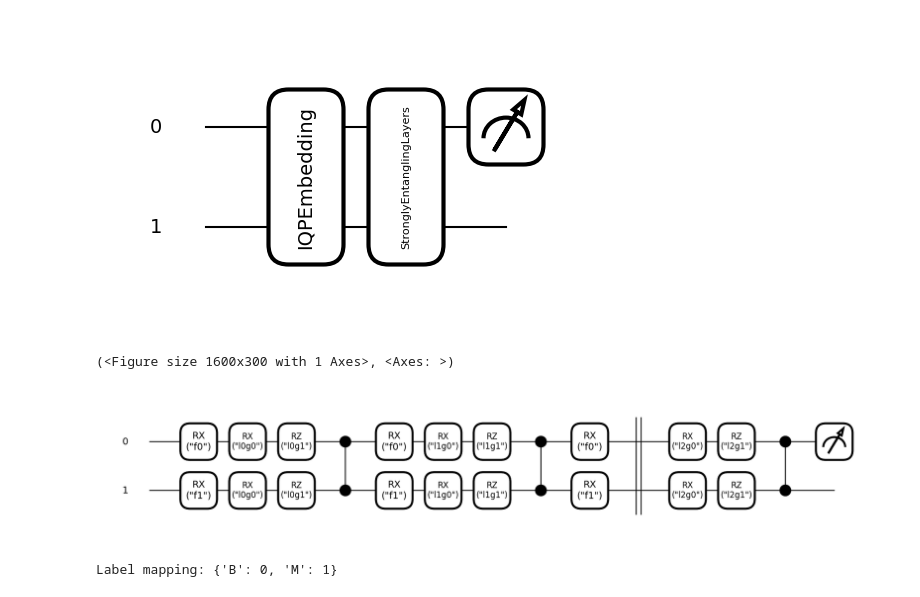
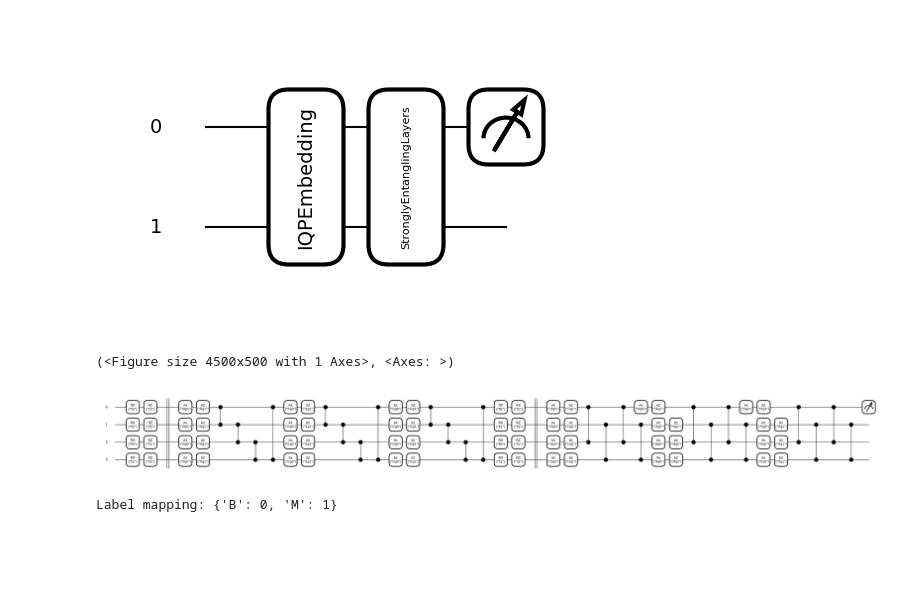
Before and after one commit to EdwardM222/QML-RP, a Jupyter notebook: thesis.ipynb, the cells around one changed output. Saved outputs shown, nothing was run; the diff lists cells and outputs as text; code cells hidden in the pictures; blank space fills up the shorter version.

```diff
--- a/thesis.ipynb
+++ b/thesis.ipynb
@@ -270,20 +270,21 @@ qlayer = qml.qnn.TorchLayer(circuit, weight_shapes=weight_shapes)
 [figure]
 # %%
 device = qml.device("default.qubit", wires=2)
-qubits = 2
+qubits = 4
 qlayer, circuit, weight_shapes, _ = reuploading_qlayer(
     n_qubits=qubits,
-    feats_per_qubit=1,
+    feats_per_qubit=2,
     device=device,
-    reuploads=3,
+    reuploads=2,
     entangle_between_reuploads=True,
-    trainable_layers=1,
+    trainable_layers=3,
+    ranges=[1,2],
     measurement_wires=[0]
 )
 qml.draw_mpl(circuit)(np.zeros(qubits), np.zeros(weight_shapes["weights"]))
 # %% [output]
-(<Figure size 1600x300 with 1 Axes>, <Axes: >)
+(<Figure size 4500x500 with 1 Axes>, <Axes: >)
-[figure, old version]
+[figure, new version]
 # %%
 breast_cancer_wisconsin_diagnostic = fetch_ucirepo(id=17)
 
```
Also changed, not shown: 1 other file.
